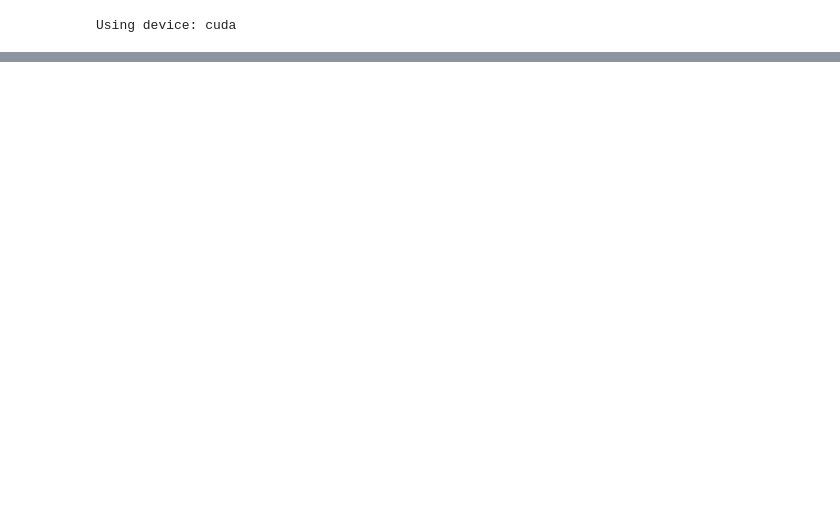
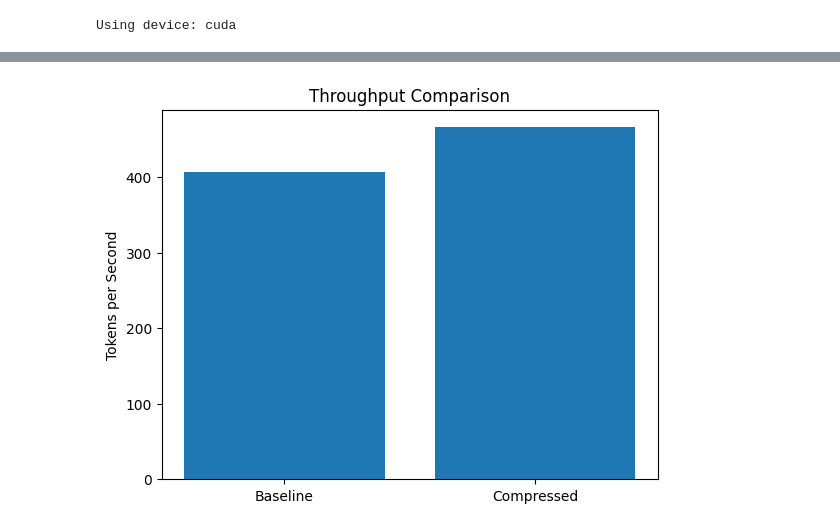
Before and after one commit to Mahakisore7/D11-MFC4-LLM-Compression-using-Krony-PT, a Jupyter notebook: Jupyter/Comparisons.ipynb, the cells around one changed output, grey strips where cells are left out. Drawn from its saved outputs; the diff is of its cells as text; code cells hidden in the pictures; blank space fills up the shorter version.

```diff
--- a/Jupyter/Comparisons.ipynb
+++ b/Jupyter/Comparisons.ipynb
@@ -37,0 +242,10 @@ NameError: name 'rank2_model' is not defined
+# %%
+plt.figure()
+plt.bar(["Baseline", "Compressed"],
+        [baseline_tps, compressed_tps])
+
+plt.ylabel("Tokens per Second")
+plt.title("Throughput Comparison")
+plt.show()
+# %% [output]
+[figure, added]
```
Also changed, not shown: parts of 22 cells of this notebook, 1 other file.
